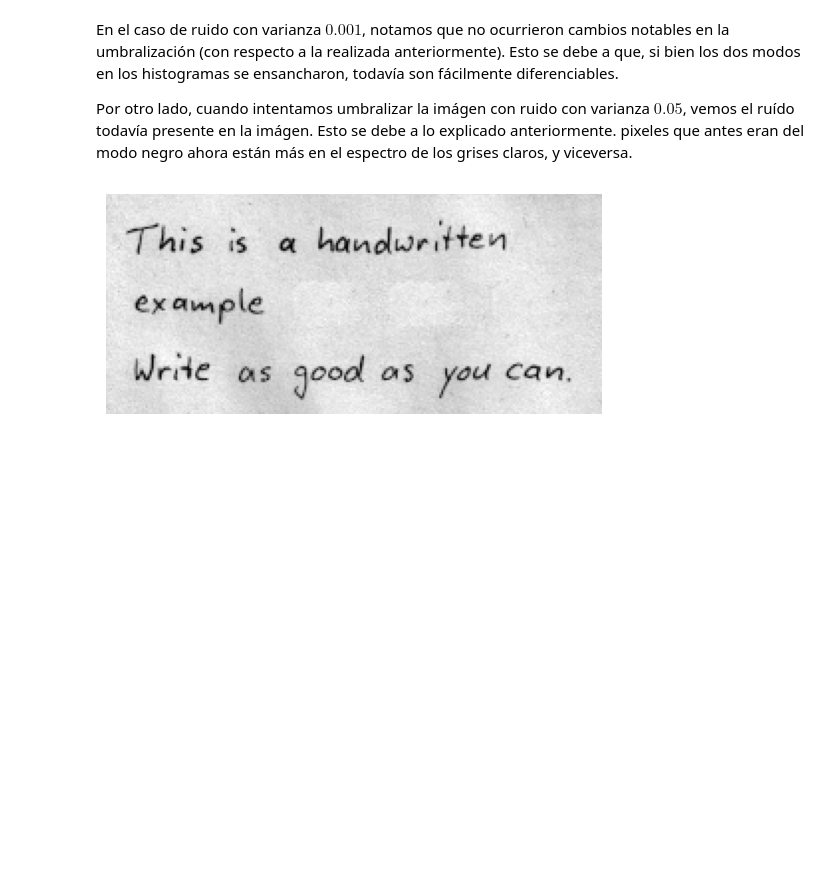
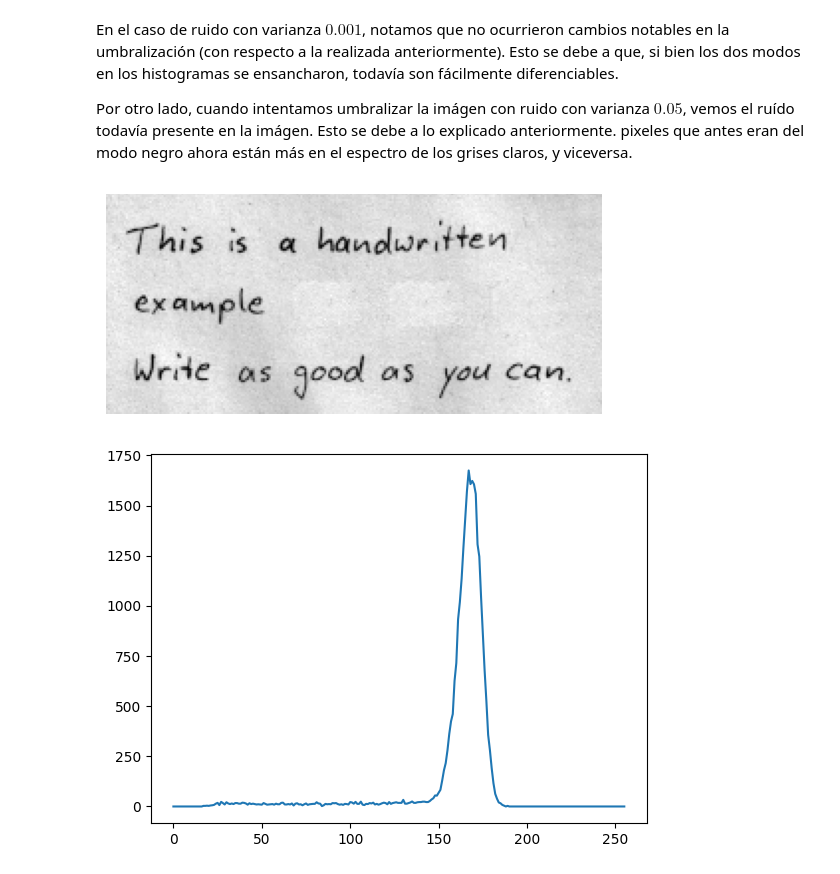
Before and after one commit to MISIS4825-IMAGENES-Y-VISION/Taller3, a Jupyter notebook: Taller3.ipynb, the cells around one changed output. Saved outputs shown, nothing was run; the diff lists cells and outputs as text; code cells hidden in the pictures; blank space fills up the shorter version.

```diff
--- a/Taller3.ipynb
+++ b/Taller3.ipynb
@@ -100,7 +105,12 @@ Por otro lado, cuando intentamos umbralizar la imágen con ruido con varianza $0
 # %%
 text_img = cv.imread(str(img_1[1]), cv.IMREAD_GRAYSCALE)
 plt.imshow(text_img, cmap="gray")
 plt.axis("off")
 plt.show()
+
+hist = cv.calcHist([text_img], [0], None, [256], [0, 256])
+plt.plot(hist)
+plt.show()
 # %% [output]
 [figure]
+[figure, added]
```
Also changed, not shown: parts of 29 cells of this notebook, 2 other files.
